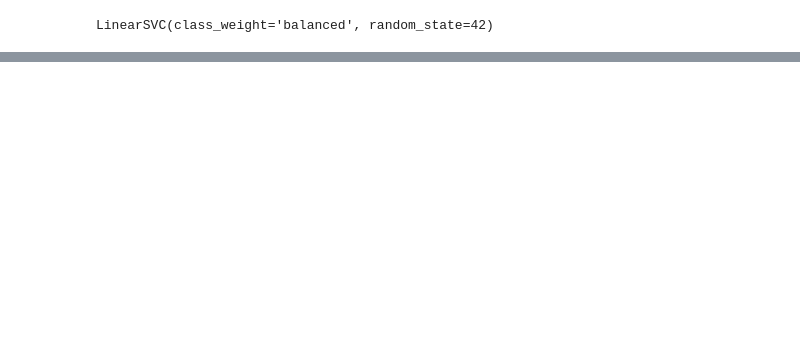
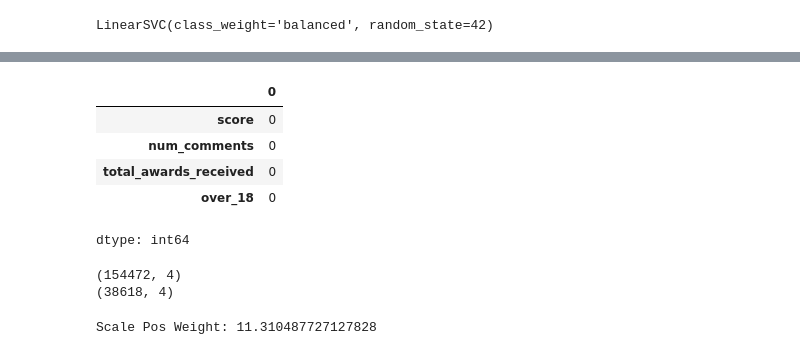
Before and after one commit to raina1234-a/Reddit-Post-Analysis-and-Moderation-Classifier, a Jupyter notebook: reddit_postClassification.ipynb, the cells around one changed output, grey strips where cells are left out. Drawn from its saved outputs; the diff is of its cells as text; code cells hidden in the pictures; blank space fills up the shorter version.

```diff
--- a/reddit_postClassification.ipynb
+++ b/reddit_postClassification.ipynb
@@ -450,0 +456,48 @@ Confusion Matrix:
+# %%
+metadata["score"] = pd.to_numeric(
+    metadata["score"],
+    errors="coerce"
+)
+
+metadata["num_comments"] = pd.to_numeric(
+    metadata["num_comments"],
+    errors="coerce"
+)
+
+metadata["total_awards_received"] = pd.to_numeric(
+    metadata["total_awards_received"],
+    errors="coerce"
+)
+
+metadata["over_18"] = pd.to_numeric(
+    metadata["over_18"],
+    errors="coerce"
+)
+# %%
+metadata.isnull().sum()
+# %% [output]
+|  | 0 |
+| score | 0 |
+| num_comments | 0 |
+| total_awards_received | 0 |
+| over_18 | 0 |
+dtype: int64
+# %%
+X_meta_train = metadata.loc[X_train.index]
+X_meta_test = metadata.loc[X_test.index]
+
+print(X_meta_train.shape)
+print(X_meta_test.shape)
+# %% [output]
+(154472, 4)
+(38618, 4)
+# %%
+from xgboost import XGBClassifier
+scale_pos_weight = (
+    (y_train == 0).sum() /
+    (y_train == 1).sum()
+)
+
+print("Scale Pos Weight:", scale_pos_weight)
+# %% [output]
+Scale Pos Weight: 11.310487727127828
```
Also changed, not shown: parts of 22 cells of this notebook.
